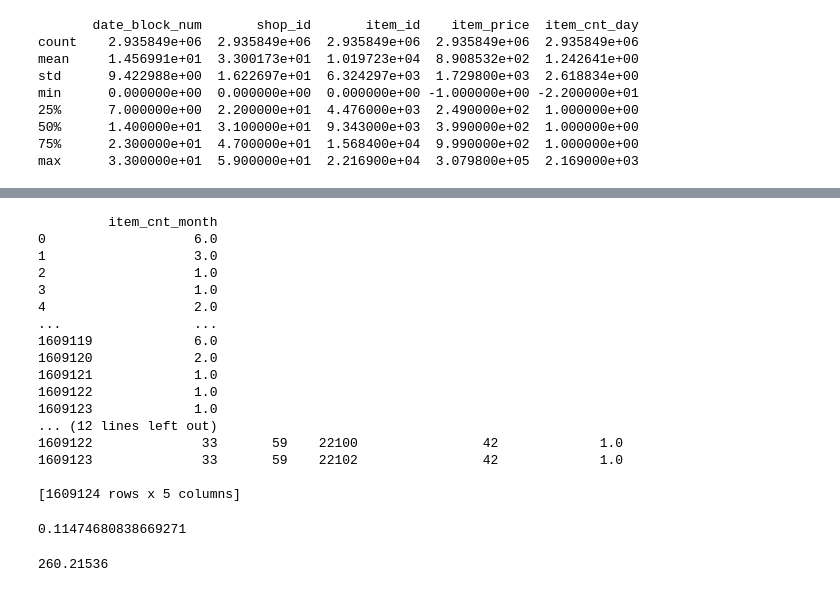
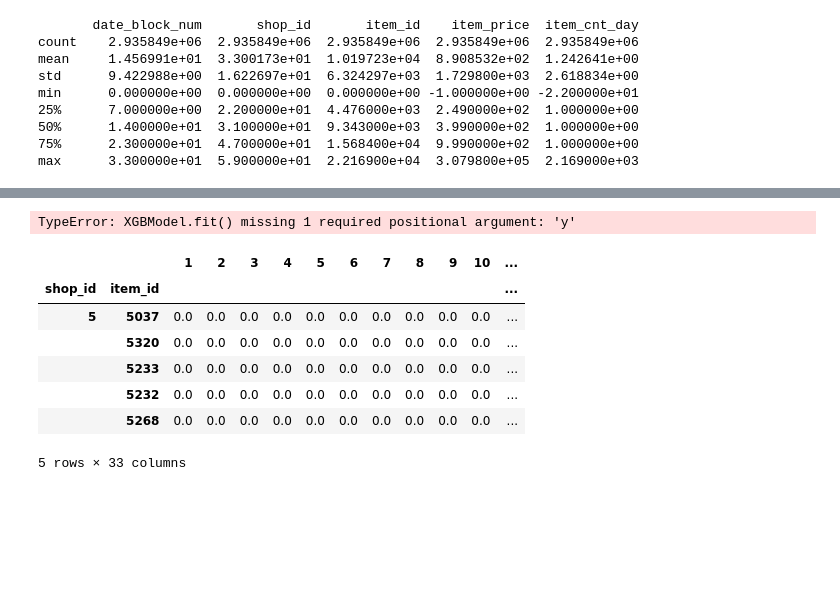
Before and after one commit to MrBr00d/AiDM-assignment-2, a Jupyter notebook: Assignment 2.ipynb, the cells around one changed output, grey strips where cells are left out. Saved outputs shown, nothing was run; the diff lists cells and outputs as text; code cells hidden in the pictures; blank space fills up the shorter version.

```diff
--- a/Assignment 2.ipynb
+++ b/Assignment 2.ipynb
@@ -111,3 +85,0 @@ items = items.drop(['item_name'], axis = 1)
-# %%
-df = pd.merge(items, train_data, how = 'inner')
-df = df.drop(['date', 'item_price', 'item_name'], axis = 1)
@@ -128,5 +86,13 @@ df = df.drop(['date', 'item_price', 'item_name'], axis = 1)
+# %%
+def DataPrep(items, train_data):
+    items = items.drop(['item_name'], axis = 1)
+    df = pd.merge(items, train_data, how = 'inner')
+    df = df.drop(['date', 'item_price'], axis = 1)
+    temp_data = df.groupby(['date_block_num','shop_id','item_id','item_category_id']).sum().reset_index()
+    temp_data.rename(columns = {'item_cnt_day' : 'item_cnt_month'},inplace=True)
+    temp_data = temp_data.pivot_table(index=['shop_id','item_id', 'item_category_id'], columns='date_block_num', values='item_cnt_month').fillna(0.0)
+    return temp_data
 # %%
-temp_data = df.groupby(['date_block_num','shop_id','item_id','item_category_id']).sum().reset_index()
-temp_data.rename(columns = {'item_cnt_day' : 'item_cnt_month'},inplace=True)
-temp_data = temp_data.pivot_table(index=['shop_id','item_id', 'item_category_id'], columns='date_block_num', values='item_cnt_month').fillna(0.0)
+clean_data = DataPrep(items, train_data)
+clean_data.head()
 # %% [output]
@@ -167,52 +107,27 @@ print(rmse)
-# %%
-temp_data = df.groupby(['date_block_num','shop_id','item_id','item_category_id']).sum().reset_index()
-temp_data.rename(columns = {'item_cnt_day' : 'item_cnt_month'},inplace=True)
-print(month)
-print(temp_data)
-temp_data = temp_data.pivot_table(index=['shop_id','item_id', 'item_category_id'], columns='date_block_num', values='item_cnt_month').fillna(0.0)
-# %% [output]
-         item_cnt_month
-0                   6.0
-1                   3.0
-2                   1.0
-3                   1.0
-4                   2.0
-...                 ...
-1609119             6.0
-1609120             2.0
-1609121             1.0
-1609122             1.0
-1609123             1.0
-... (12 lines left out)
-1609122              33       59    22100                42             1.0
-1609123              33       59    22102                42             1.0
-
-[1609124 rows x 5 columns]
 # %%
-X = temp_data.iloc[:,  (temp_data.columns != 33)].values
-y = temp_data.iloc[:, temp_data.columns == 33].values
+X = clean_data.iloc[:,  (clean_data.columns != 33)].values
+y = clean_data.iloc[:, clean_data.columns == 33].values
 
-
-
-xgbtrain = xgb.DMatrix(X, y)
-# param = {'max_depth':10,
-#          'subsample':1,
-#          'min_child_weight':0.5,
-#          'eta':0.3,
-#          'num_round':1000,
-#          'seed':1,
-#          'silent':0,
-#          'eval_metric':'rmse'}
-
-bst = xgb.XGBRegressor()
-bst.fit(X,y)
-preds = bst.predict(X)
+xgr = xgb.XGBRegressor()
+xgr.fit(X,y)
+preds = xgr.predict(X)
 rmse = np.sqrt(mean_squared_error(preds,y))
 print(rmse)
 # %% [output]
-0.11474680838669271
+TypeError: XGBModel.fit() missing 1 required positional argument: 'y'
 # %%
-preds.max()
+submit_df = test_data.merge(clean_data, how = "left", on = ["shop_id", "item_id"]).fillna(0.0)
+ids = submit_df.pop('ID')
+submit_df.set_index(['shop_id', 'item_id'], inplace=True)
+submit_df = submit_df.iloc[:,1:]
+submit_df.head()
 # %% [output]
+|  |  | 1 | 2 | 3 | 4 | 5 | 6 | 7 | 8 | 9 | 10 | ... |
+| shop_id | item_id |  |  |  |  |  |  |  |  |  |  | ... |
+| 5 | 5037 | 0.0 | 0.0 | 0.0 | 0.0 | 0.0 | 0.0 | 0.0 | 0.0 | 0.0 | 0.0 | ... |
+|  | 5320 | 0.0 | 0.0 | 0.0 | 0.0 | 0.0 | 0.0 | 0.0 | 0.0 | 0.0 | 0.0 | ... |
+|  | 5233 | 0.0 | 0.0 | 0.0 | 0.0 | 0.0 | 0.0 | 0.0 | 0.0 | 0.0 | 0.0 | ... |
+|  | 5232 | 0.0 | 0.0 | 0.0 | 0.0 | 0.0 | 0.0 | 0.0 | 0.0 | 0.0 | 0.0 | ... |
+|  | 5268 | 0.0 | 0.0 | 0.0 | 0.0 | 0.0 | 0.0 | 0.0 | 0.0 | 0.0 | 0.0 | ... |
-260.21536
+5 rows × 33 columns
 # %%
```
Also changed, not shown: parts of 12 cells of this notebook, 4 other files.
